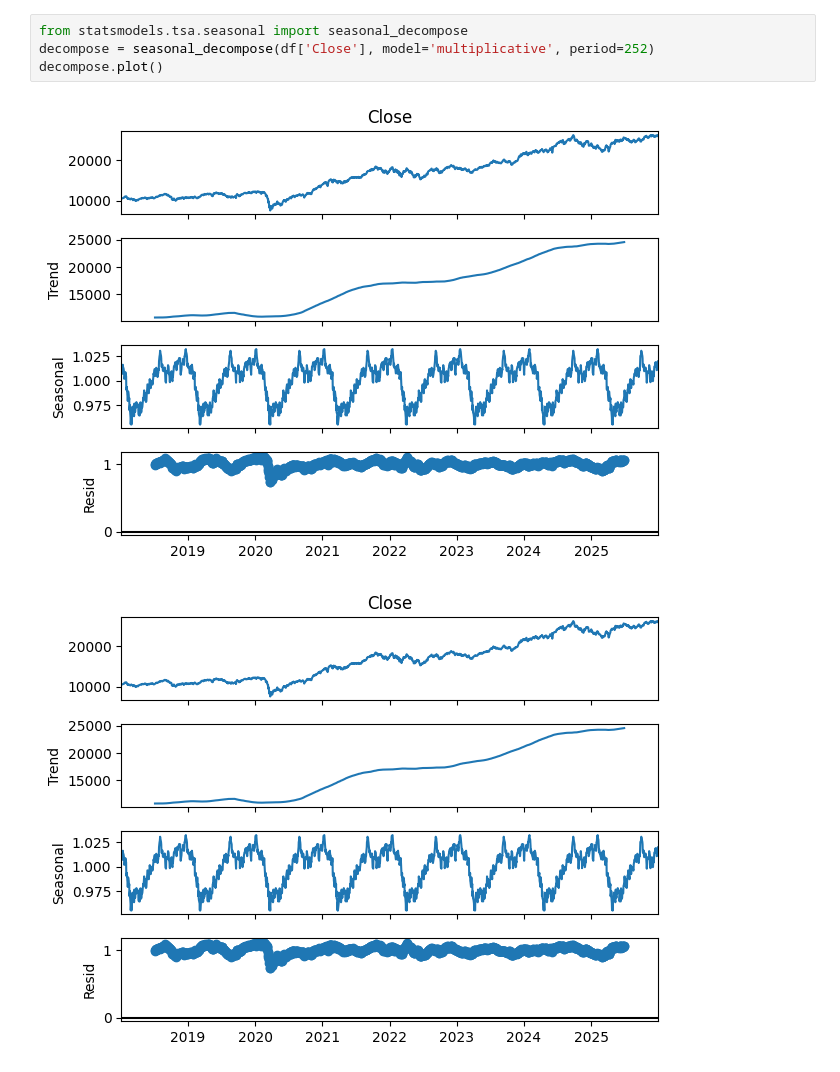
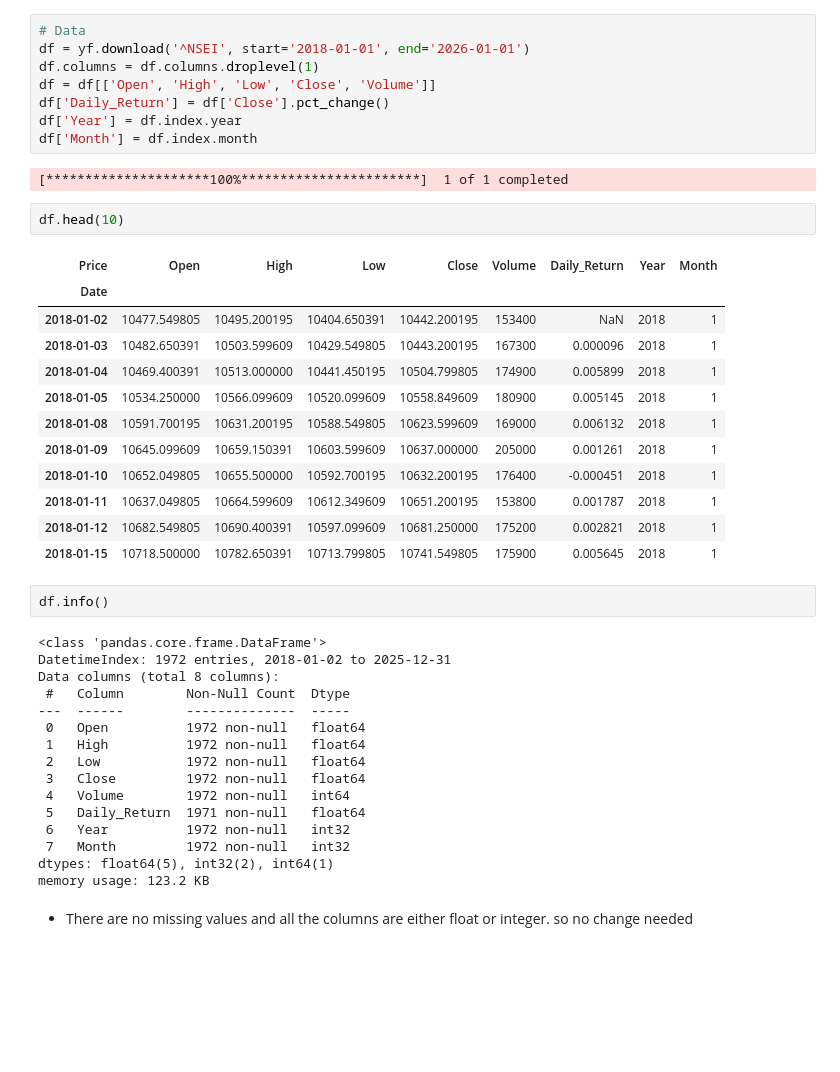
Before and after one commit to aparna-2001/nifty50-stock-price-forecasting, a Jupyter notebook: Data_collection_EDA_Decomposition.ipynb, the cells around one changed output. Cells and saved outputs as stored; diff of their text form; blank space fills up the shorter version.

```diff
--- a/Data_collection_EDA_Decomposition.ipynb
+++ b/Data_collection_EDA_Decomposition.ipynb
@@ -139,7 +8,45 @@ p-value: 0.9586323366211918
-# %%
-from statsmodels.tsa.seasonal import seasonal_decompose
-decompose = seasonal_decompose(df['Close'], model='multiplicative', period=252)
-decompose.plot()
-# %% [output]
-[figure, removed]
-[figure, removed]
+# %%
+# Data
+df = yf.download('^NSEI', start='2018-01-01', end='2026-01-01')
+df.columns = df.columns.droplevel(1)
+df = df[['Open', 'High', 'Low', 'Close', 'Volume']]
+df['Daily_Return'] = df['Close'].pct_change()
+df['Year'] = df.index.year
+df['Month'] = df.index.month
+# %% [output]
+[*********************100%***********************]  1 of 1 completed
+# %%
+df.head(10)
+# %% [output]
+| Price | Open | High | Low | Close | Volume | Daily_Return | Year | Month |
+| Date |  |  |  |  |  |  |  |  |
+| 2018-01-02 | 10477.549805 | 10495.200195 | 10404.650391 | 10442.200195 | 153400 | NaN | 2018 | 1 |
+| 2018-01-03 | 10482.650391 | 10503.599609 | 10429.549805 | 10443.200195 | 167300 | 0.000096 | 2018 | 1 |
+| 2018-01-04 | 10469.400391 | 10513.000000 | 10441.450195 | 10504.799805 | 174900 | 0.005899 | 2018 | 1 |
+| 2018-01-05 | 10534.250000 | 10566.099609 | 10520.099609 | 10558.849609 | 180900 | 0.005145 | 2018 | 1 |
+| 2018-01-08 | 10591.700195 | 10631.200195 | 10588.549805 | 10623.599609 | 169000 | 0.006132 | 2018 | 1 |
+| 2018-01-09 | 10645.099609 | 10659.150391 | 10603.599609 | 10637.000000 | 205000 | 0.001261 | 2018 | 1 |
+| 2018-01-10 | 10652.049805 | 10655.500000 | 10592.700195 | 10632.200195 | 176400 | -0.000451 | 2018 | 1 |
+| 2018-01-11 | 10637.049805 | 10664.599609 | 10612.349609 | 10651.200195 | 153800 | 0.001787 | 2018 | 1 |
+| 2018-01-12 | 10682.549805 | 10690.400391 | 10597.099609 | 10681.250000 | 175200 | 0.002821 | 2018 | 1 |
+| 2018-01-15 | 10718.500000 | 10782.650391 | 10713.799805 | 10741.549805 | 175900 | 0.005645 | 2018 | 1 |
+# %%
+df.info()
+# %% [output]
+<class 'pandas.core.frame.DataFrame'>
+DatetimeIndex: 1972 entries, 2018-01-02 to 2025-12-31
+Data columns (total 8 columns):
+ #   Column        Non-Null Count  Dtype
+---  ------        --------------  -----
+ 0   Open          1972 non-null   float64
+ 1   High          1972 non-null   float64
+ 2   Low           1972 non-null   float64
+ 3   Close         1972 non-null   float64
+ 4   Volume        1972 non-null   int64
+ 5   Daily_Return  1971 non-null   float64
+ 6   Year          1972 non-null   int32
+ 7   Month         1972 non-null   int32
+dtypes: float64(5), int32(2), int64(1)
+memory usage: 123.2 KB
+# %% [markdown]
+* There are no missing values and all the columns are either float or integer. so no change needed
```
Also changed, not shown: parts of 23 cells of this notebook.
